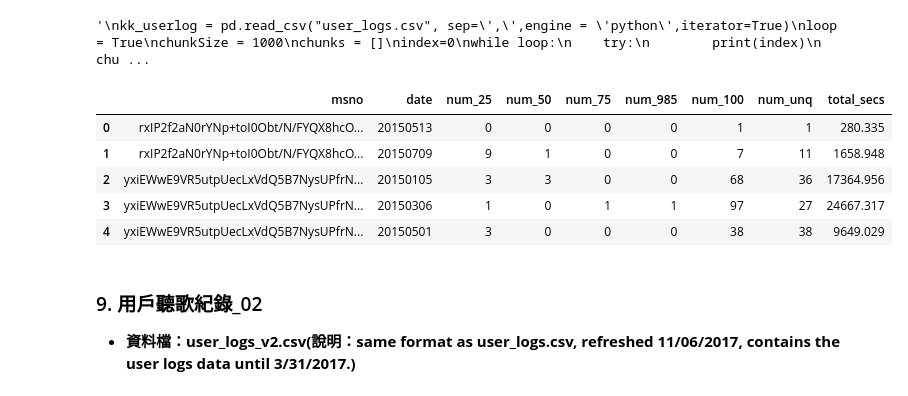
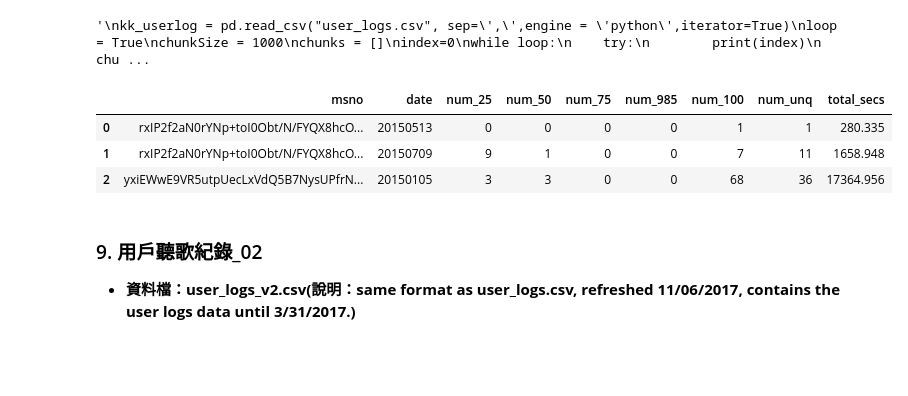
Before and after one commit to imiKao/KKBoxProject_for_TcfstCourse, a Jupyter notebook: KKboxAnalysis_特徵工程.ipynb, the cells around one changed output. Drawn from its saved outputs; the diff is of its cells as text; code cells hidden in the pictures; blank space fills up the shorter version.

```diff
--- a/KKboxAnalysis_特徵工程.ipynb
+++ b/KKboxAnalysis_特徵工程.ipynb
@@ -487,15 +360,13 @@ kk_userlog = pd.concat(chunks, ignore_index= True)
 kk_userlog = pd.read_csv("user_logs.csv", iterator=True)
 # %%
 # 歷遍(僅能觀察資料，無法進行資料整併)
-chunk = kk_userlog.get_chunk(5)
+chunk = kk_userlog.get_chunk(3)
 chunk
 # %% [output]
 |  | msno | date | num_25 | num_50 | num_75 | num_985 | num_100 | num_unq | total_secs |
 | 0 | rxIP2f2aN0rYNp+toI0Obt/N/FYQX8hcO... | 20150513 | 0 | 0 | 0 | 0 | 1 | 1 | 280.335 |
 | 1 | rxIP2f2aN0rYNp+toI0Obt/N/FYQX8hcO... | 20150709 | 9 | 1 | 0 | 0 | 7 | 11 | 1658.948 |
 | 2 | yxiEWwE9VR5utpUecLxVdQ5B7NysUPfrN... | 20150105 | 3 | 3 | 0 | 0 | 68 | 36 | 17364.956 |
-| 3 | yxiEWwE9VR5utpUecLxVdQ5B7NysUPfrN... | 20150306 | 1 | 0 | 1 | 1 | 97 | 27 | 24667.317 |
-| 4 | yxiEWwE9VR5utpUecLxVdQ5B7NysUPfrN... | 20150501 | 3 | 0 | 0 | 0 | 38 | 38 | 9649.029 |
 # %% [markdown]
 ### 9. 用戶聽歌紀錄_02
 * **資料檔：user_logs_v2.csv(說明：same format as user_logs.csv, refreshed 11/06/2017, contains the user logs data until 3/31/2017.)**
```
Also changed, not shown: parts of 121 cells of this notebook.
